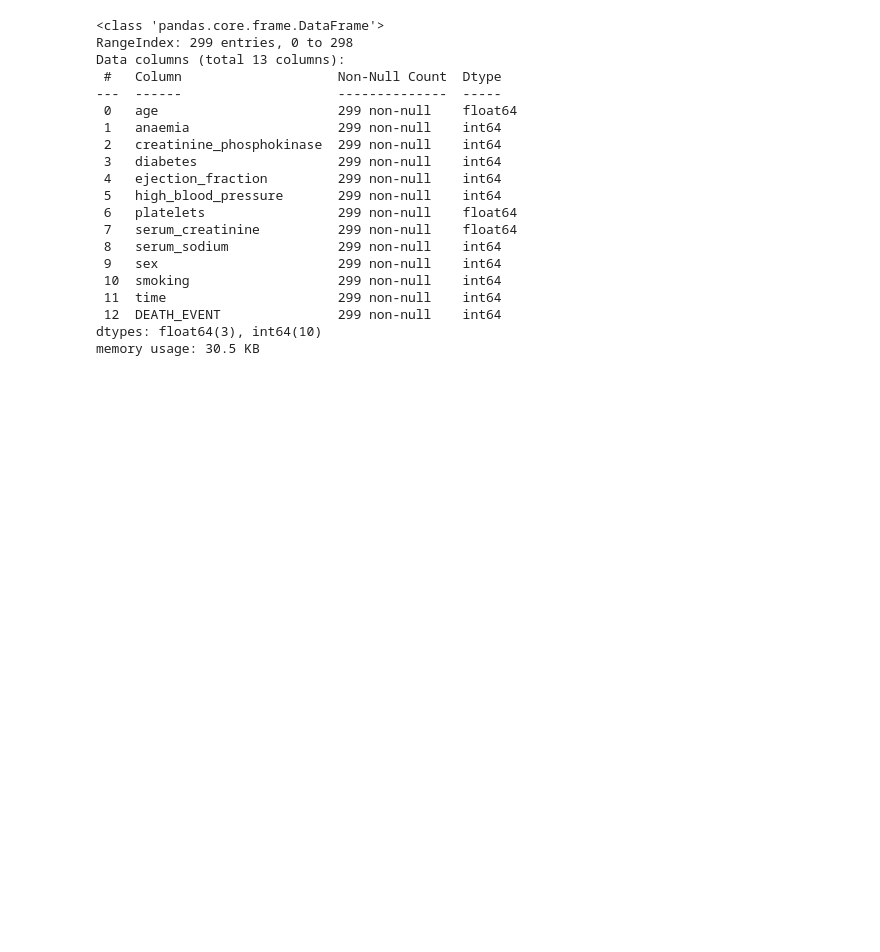
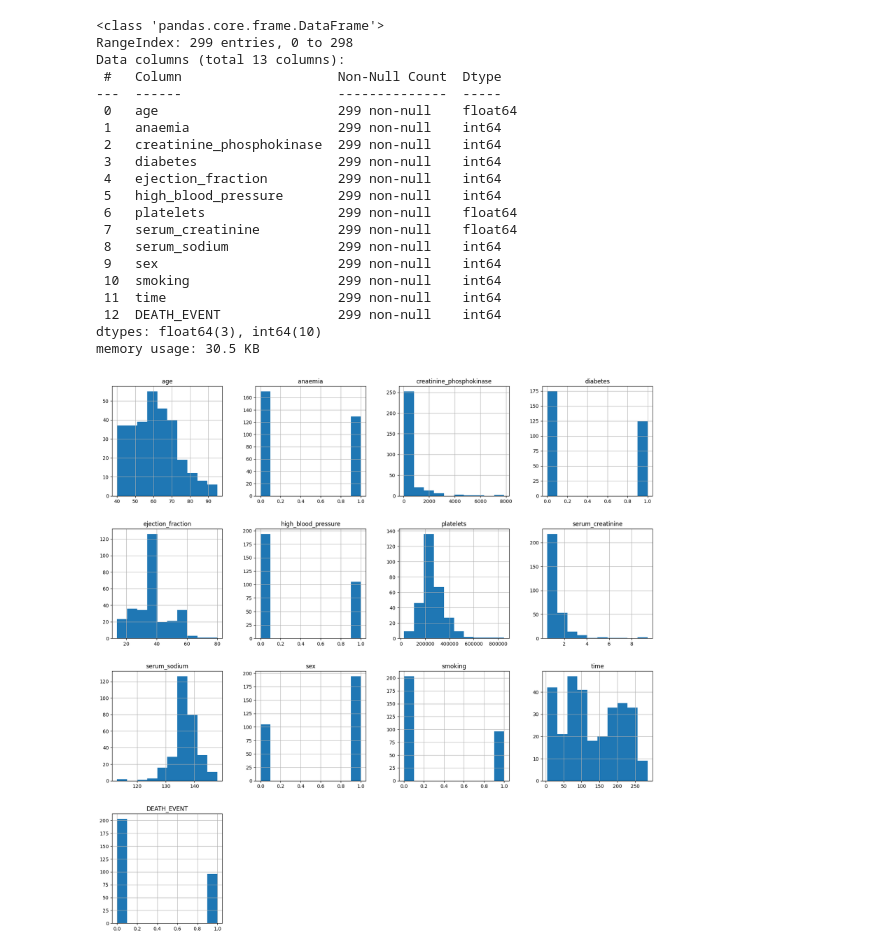
Before and after one commit to ShukrohBello/Machine-Learning-Zoomcamp, a Jupyter notebook: CapstoneProjects/Heart_Failure_Prediction_Project/HF_Predict.ipynb, the cells around one changed output. Cells and saved outputs as stored; diff of their text form; code cells hidden in the pictures; blank space fills up the shorter version.

```diff
--- a/CapstoneProjects/Heart_Failure_Prediction_Project/HF_Predict.ipynb
+++ b/CapstoneProjects/Heart_Failure_Prediction_Project/HF_Predict.ipynb
@@ -96,3 +96,8 @@ Data columns (total 13 columns):
  12  DEATH_EVENT               299 non-null    int64
 dtypes: float64(3), int64(10)
 memory usage: 30.5 KB
+# %%
+df.hist(figsize=(20,20))
+plt.show()
+# %% [output]
+[figure, added]
```
Also changed, not shown: parts of 11 cells of this notebook.
